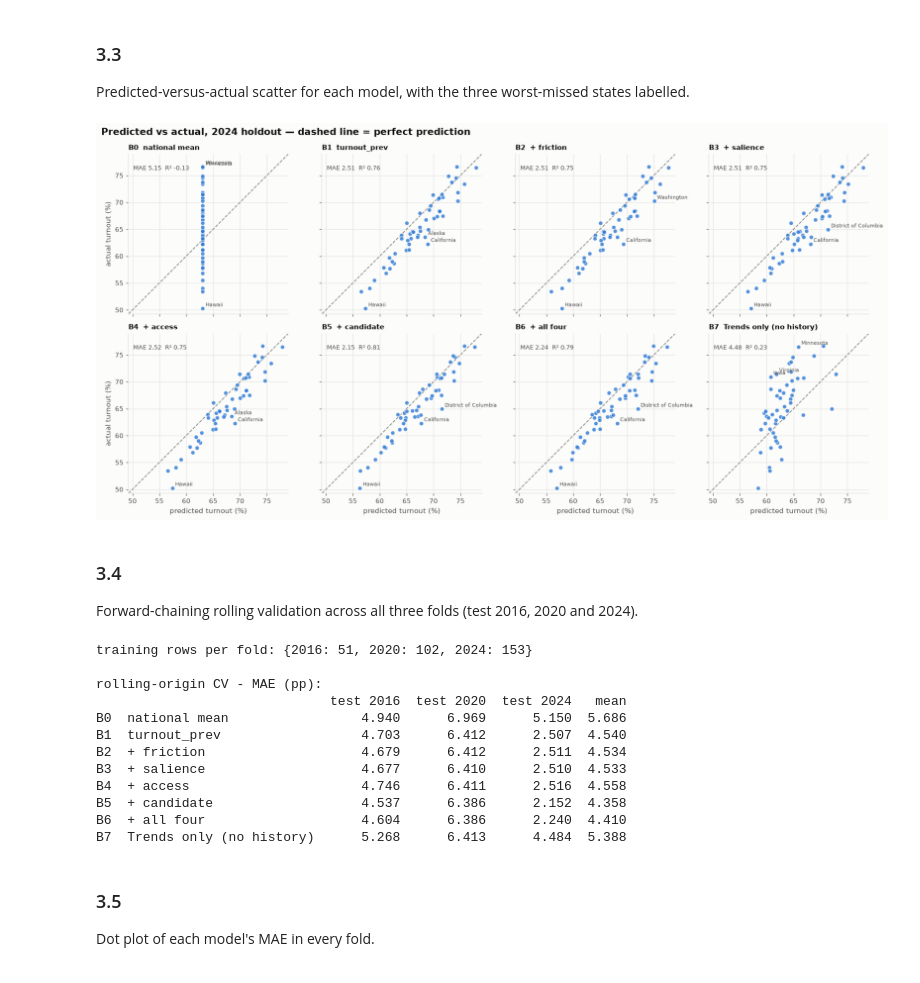
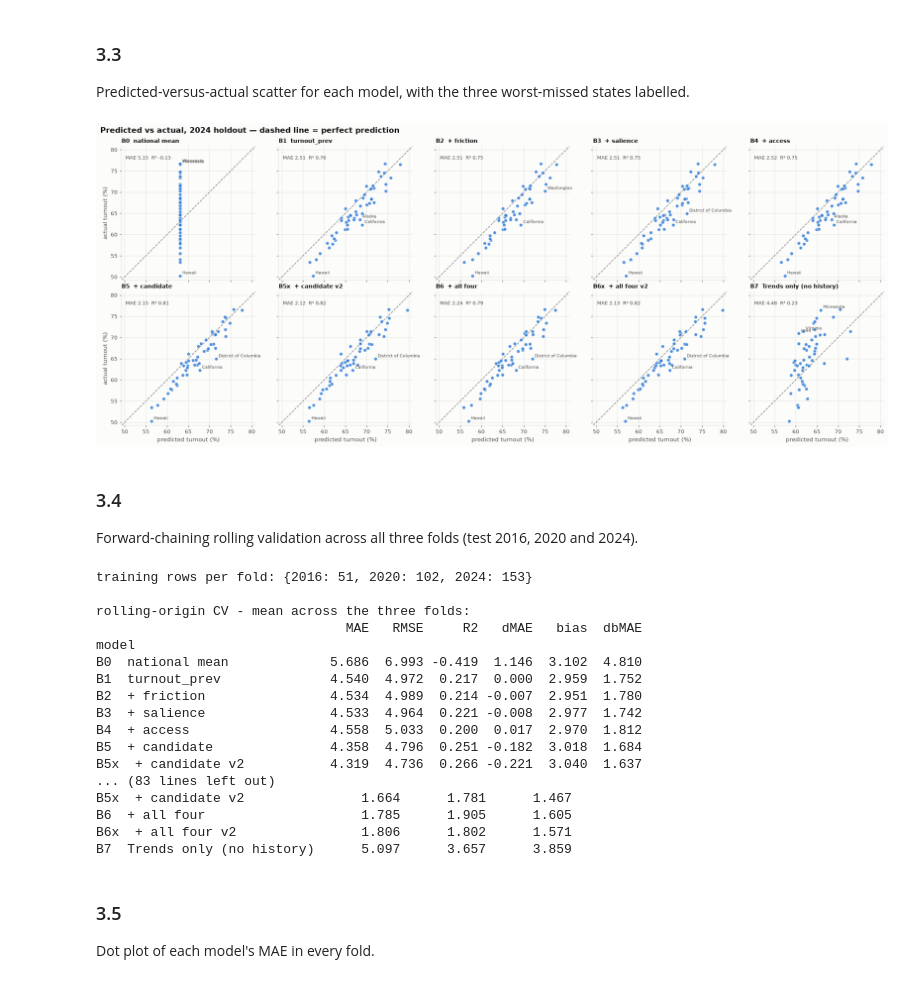
Before and after one commit to nico1831/US--Elections, a Jupyter notebook: US Elections Analysis.ipynb, the cells around one changed output. Drawn from its saved outputs; the diff is of its cells as text; code cells hidden in the pictures.

```diff
--- a/US Elections Analysis.ipynb
+++ b/US Elections Analysis.ipynb
@@ -576,7 +605,7 @@ def partial_corr(df, xcol, ycol, ctrl_cols):
     return np.corrcoef(rx, ry)[0, 1]
 
 print(f"{'index':<20}{'raw r':>9}{'partial r':>12}")
-for f in TRENDS:
+for f in TRENDS + ["candidate_v2_index"]:
     raw = model_df[f].corr(model_df.turnout)
     par = partial_corr(model_df, f, "turnout", ["turnout_prev"])
     print(f"{f:<20}{raw:>9.3f}{par:>12.3f}")
@@ -591,7 +621,7 @@ access_index            0.077       0.065
 The same partial correlation computed separately within each election year.
 # %%
 print(f"{'index':<20}" + "".join(f"{y:>9}" for y in sorted(model_df.year.unique())))
-for f in TRENDS:
+for f in TRENDS + ["candidate_v2_index"]:
     cells = []
     for y in sorted(model_df.year.unique()):
         g = model_df[model_df.year == y]
@@ -607,8 +638,8 @@ access_index             0.34    -0.09    -0.24     0.47
 ### 2.5
 Scatterplots of turnout against each of the four indices, coloured by election year.
 # %%
-fig, axes = plt.subplots(2, 2, figsize=(11, 9), sharey=True)
-for ax, f in zip(axes.ravel(), TRENDS):
+fig, axes = plt.subplots(3, 2, figsize=(11, 9), sharey=True)
+for ax, f in zip(axes.ravel(), TRENDS + ["candidate_v2_index"]):
     for y, g in model_df.groupby("year"):
         ax.scatter(g[f], g.turnout, s=18, alpha=.7, label=str(y))
     b = np.polyfit(model_df[f], model_df.turnout, 1)
@@ -628,4 +659,7 @@ Defines the eight model specifications and scores all of them on the held-out 20
 # %%
+TRENDS_V2 = ["candidate_v2_index", "salience_index", "friction_index", "access_index"]
+FEATS_V2  = ["turnout_prev"] + TRENDS_V2
+
 MODELS = {
     "B0  national mean":            [],
     "B1  turnout_prev":             ["turnout_prev"],
@@ -633,7 +667,9 @@ MODELS = {
     "B3  + salience":               ["turnout_prev", "salience_index"],
     "B4  + access":                 ["turnout_prev", "access_index"],
     "B5  + candidate":              ["turnout_prev", "candidate_index"],
+    "B5x  + candidate v2":          ["turnout_prev", "candidate_v2_index"],
     "B6  + all four":               FEATS,
+    "B6x  + all four v2":           FEATS_V2,
     "B7  Trends only (no history)": TRENDS,
 }
 B1 = next(k for k in MODELS if k.startswith("B1"))      # baseline key (has 2 spaces)
@@ -709,31 +747,31 @@ plt.tight_layout(); plt.show()
 Predicted-versus-actual scatter for each model, with the three worst-missed states labelled.
 # %%
 names = list(MODELS)
-fig, axes = plt.subplots(2, 4, figsize=(15.5, 7.8), sharex=True, sharey=True)
+fig, axes = plt.subplots(2, 5, figsize=(19, 7.8), sharex=True, sharey=True)
 lo = min(P.turnout.min(), P[names].values.min()) - 1
 hi = max(P.turnout.max(), P[names].values.max()) + 1
 
 for ax, name in zip(axes.ravel(), names):
     resid = P.turnout - P[name]
     ax.plot([lo, hi], [lo, hi], color=MUTED, ls="--", lw=1.2, zorder=2)   # perfect fit
     ax.scatter(P[name], P.turnout, s=34, color=BLUE, alpha=.8,
                edgecolor=SURF, linewidth=.8, zorder=3)
     for i in resid.abs().nlargest(3).index:                                # label worst 3 only
         ax.annotate(P.state[i], (P[name][i], P.turnout[i]), fontsize=7.5,
                     color=INK2, xytext=(4, 3), textcoords="offset points")
     ax.set_title(name, loc="left", fontsize=10)
     ax.text(.03, .93, f"MAE {res.loc[name,'MAE']:.2f}  R² {res.loc[name,'R2']:.2f}",
             transform=ax.transAxes, fontsize=8.5, color=INK2, va="top")
     ax.set_aspect("equal"); ax.set_xlim(lo, hi); ax.set_ylim(lo, hi)
     clean(ax, grid_axis="both")
 
 for ax in axes[:, 0]: ax.set_ylabel("actual turnout (%)")
 for ax in axes[-1, :]: ax.set_xlabel("predicted turnout (%)")
 fig.suptitle("Predicted vs actual, 2024 holdout — dashed line = perfect prediction",
              x=0.005, ha="left", fontsize=13, fontweight="semibold", color=INK)
 plt.tight_layout(); plt.show()
 # %% [output]
-[figure, old version]
+[figure, new version]
 # %% [markdown]
 ### 3.4
 Forward-chaining rolling validation across all three folds (test 2016, 2020 and 2024).
@@ -742,37 +780,57 @@ FOLDS = [([2012],             2016),
          ([2012, 2016],       2020),
          ([2012, 2016, 2020], 2024)]
 
-cv = {}
+rows = []
 for train_years, test_year in FOLDS:
     a = model_df[model_df.year.isin(train_years)]
     b = model_df[model_df.year == test_year]
-    cv[f"test {test_year}"] = [
-        scores(b.turnout.values,
-               np.full(len(b), a.turnout.mean()) if not cols
-               else predict(fit_ols(a[cols].values, a.turnout.values), b[cols].values)
-              )["MAE"]
-        for cols in MODELS.values()]
-cv = pd.DataFrame(cv, index=list(MODELS))
+    for name, cols in MODELS.items():
+        p = (np.full(len(b), a.turnout.mean()) if not cols
+             else predict(fit_ols(a[cols].values, a.turnout.values), b[cols].values))
+        e = b.turnout.values - p
+        rows.append(dict(model=name, fold=f"test {test_year}",
+                         **scores(b.turnout.values, p),
+                         bias=e.mean(),                        # national level miss
+                         dbMAE=np.abs(e - e.mean()).mean()))   # cross-state accuracy only
+
+cvl = pd.DataFrame(rows)
+cvl["dMAE"] = cvl.MAE - cvl.fold.map(cvl[cvl.model == B1].set_index("fold").MAE)
+
+# cv stays MAE-by-fold so 3.5's plot keeps working unchanged
+cv = cvl.pivot_table(index="model", columns="fold", values="MAE", sort=False)
 cv["mean"] = cv.mean(axis=1)
+
+METRICS = ["MAE", "RMSE", "R2", "dMAE", "bias", "dbMAE"]
 
 # the 2016 fold trains on 2012 alone (51 rows) - weakest fold by construction, reported for completeness
 print("training rows per fold:",
       {t: len(model_df[model_df.year.isin(ty)]) for ty, t in FOLDS})
-print("\nrolling-origin CV - MAE (pp):")
-print(cv.round(3).to_string())
+
+print("\nrolling-origin CV - mean across the three folds:")
+print(cvl.groupby("model", sort=False)[METRICS].mean().round(3).to_string())
+
+for m in METRICS:
+    print(f"\n{m} per fold:")
+    print(cvl.pivot_table(index="model", columns="fold", values=m, sort=False)
+             .round(3).to_string())
 # %% [output]
 training rows per fold: {2016: 51, 2020: 102, 2024: 153}
 
-rolling-origin CV - MAE (pp):
-                              test 2016  test 2020  test 2024   mean
-B0  national mean                 4.940      6.969      5.150  5.686
-B1  turnout_prev                  4.703      6.412      2.507  4.540
-B2  + friction                    4.679      6.412      2.511  4.534
-B3  + salience                    4.677      6.410      2.510  4.533
-B4  + access                      4.746      6.411      2.516  4.558
-B5  + candidate                   4.537      6.386      2.152  4.358
-B6  + all four                    4.604      6.386      2.240  4.410
-B7  Trends only (no history)      5.268      6.413      4.484  5.388
+rolling-origin CV - mean across the three folds:
+                                MAE   RMSE     R2   dMAE   bias  dbMAE
+model
+B0  national mean             5.686  6.993 -0.419  1.146  3.102  4.810
+B1  turnout_prev              4.540  4.972  0.217  0.000  2.959  1.752
+B2  + friction                4.534  4.989  0.214 -0.007  2.951  1.780
+B3  + salience                4.533  4.964  0.221 -0.008  2.977  1.742
+B4  + access                  4.558  5.033  0.200  0.017  2.970  1.812
+B5  + candidate               4.358  4.796  0.251 -0.182  3.018  1.684
+B5x  + candidate v2           4.319  4.736  0.266 -0.221  3.040  1.637
+... (83 lines left out)
+B5x  + candidate v2               1.664      1.781      1.467
+B6  + all four                    1.785      1.905      1.605
+B6x  + all four v2                1.806      1.802      1.571
+B7  Trends only (no history)      5.097      3.657      3.859
 # %% [markdown]
 ### 3.5
 Dot plot of each model's MAE in every fold.
```
Also changed, not shown: parts of 36 cells of this notebook, 2 other files.
